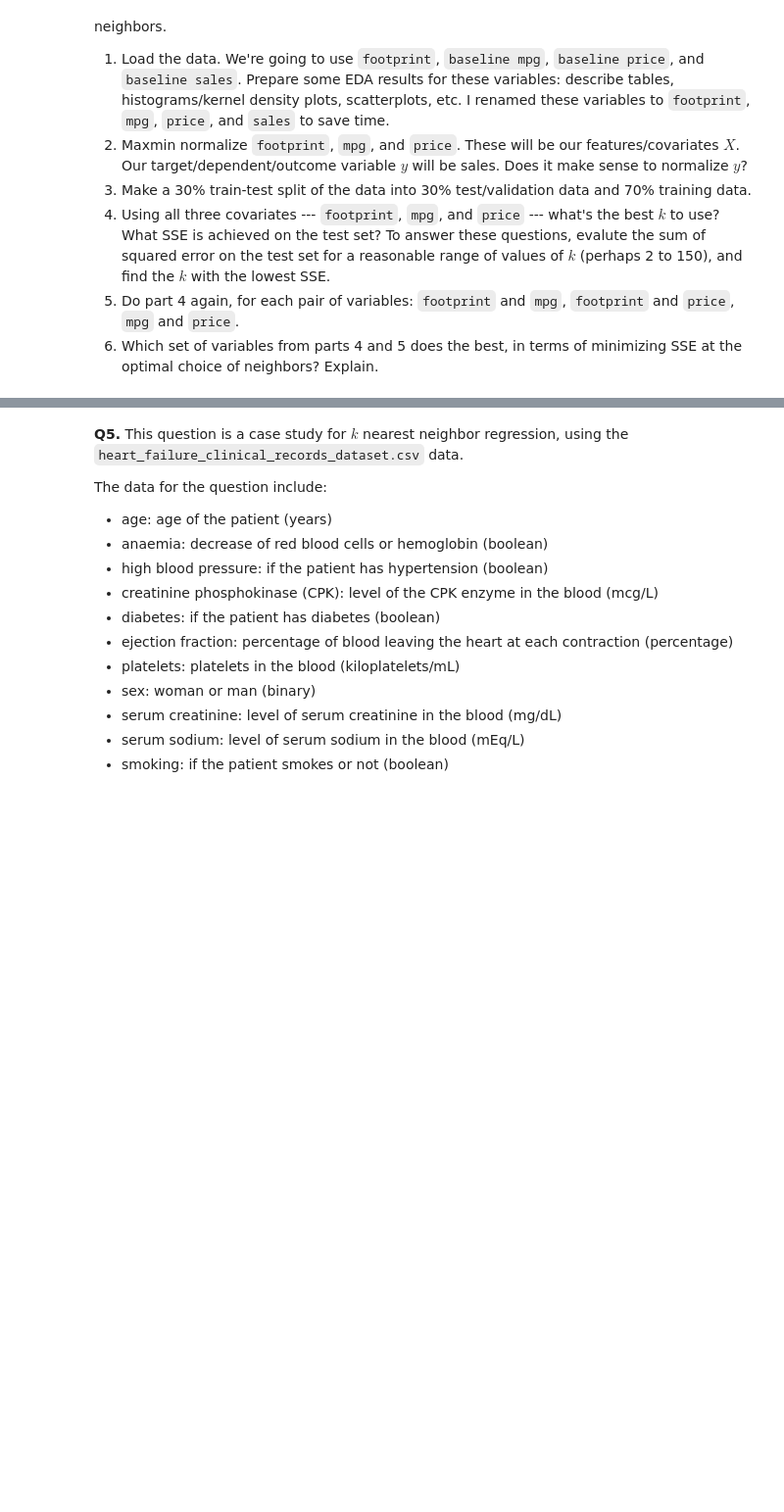
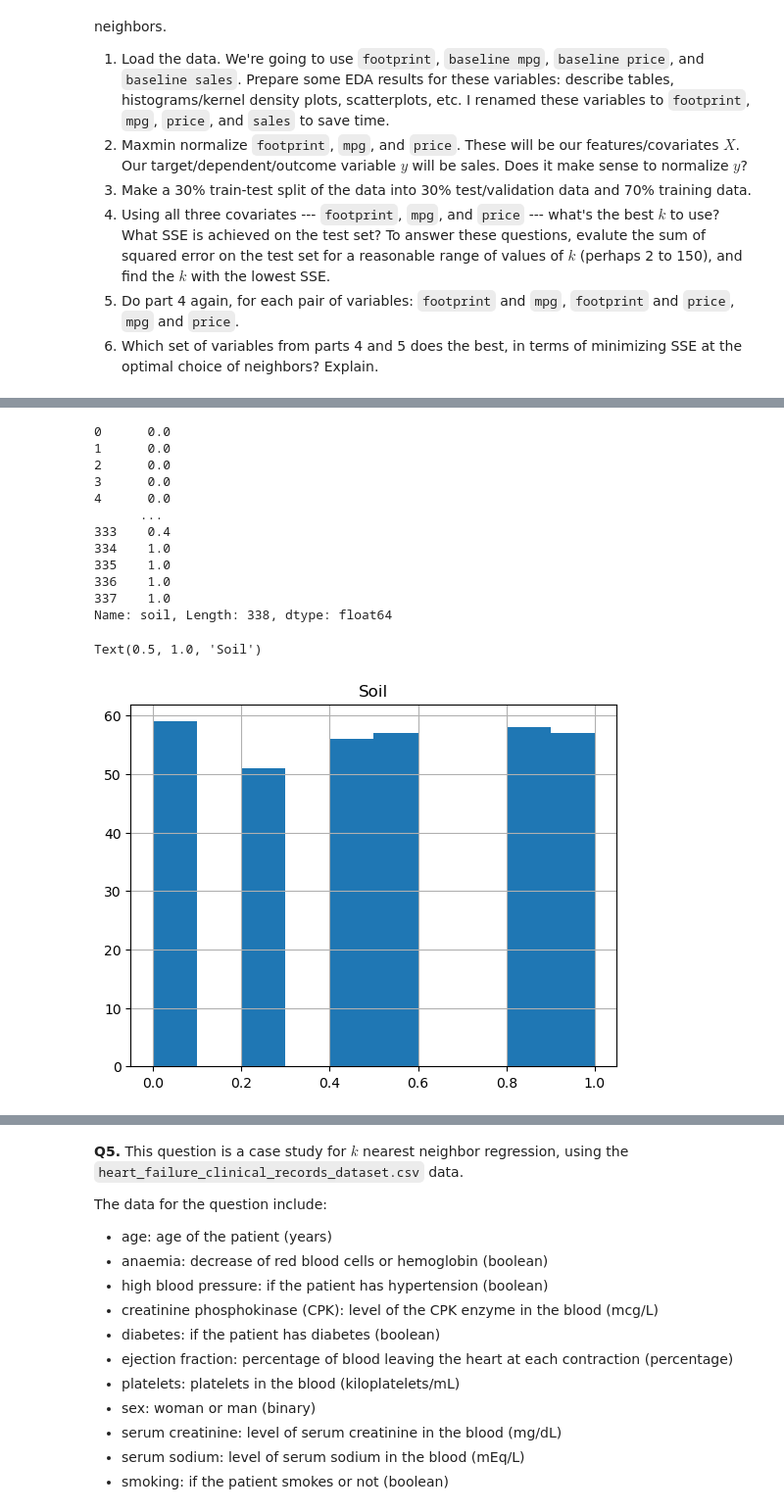
Before and after one commit to 22ai/ds3001-knn, a Jupyter notebook: assignment_knn.ipynb, the cells around one changed output, grey strips where cells are left out. Shown: that part at 98% size. Drawn from its saved outputs; the diff is of its cells as text; code cells hidden in the pictures; blank space fills up the shorter version.

```diff
--- a/assignment_knn.ipynb
+++ b/assignment_knn.ipynb
@@ -169,0 +231,19 @@ The data consists of a label, `mine_type`, taking integer values 1 to 5, and thr
+# %%
+print(df['soil'], '\n')
+df['soil'].hist()
+plt.title('Soil') # What does this variable mean?
+# %% [output]
+0      0.0
+1      0.0
+2      0.0
+3      0.0
+4      0.0
+      ...
+333    0.4
+334    1.0
+335    1.0
+336    1.0
+337    1.0
+Name: soil, Length: 338, dtype: float64
+Text(0.5, 1.0, 'Soil')
+[figure, added]
```
Also changed, not shown: parts of 22 cells of this notebook.
